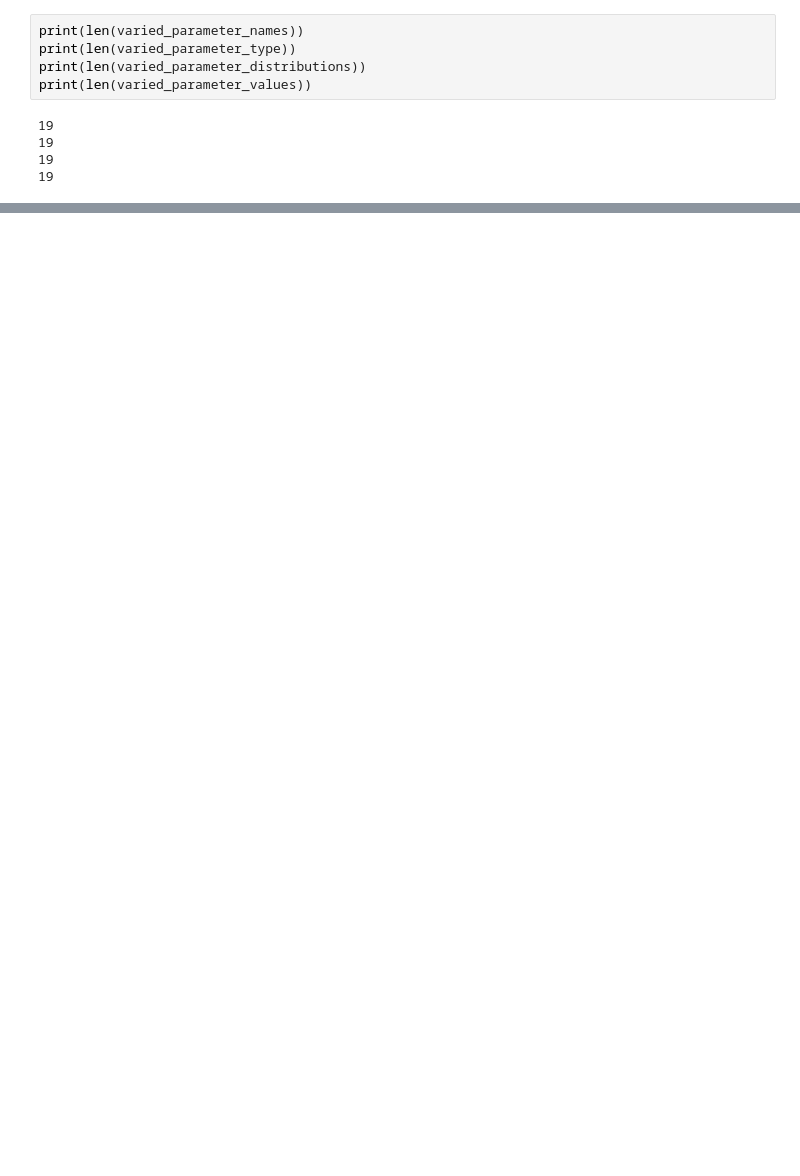
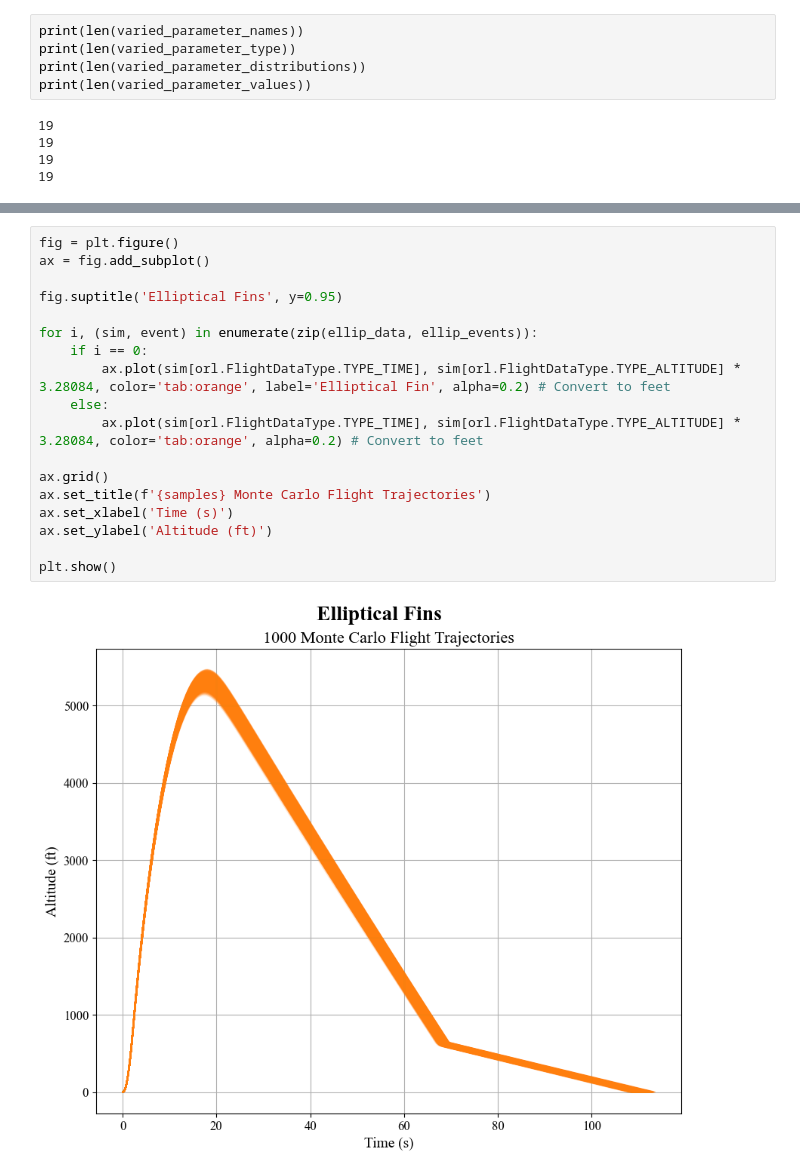
Before and after one commit to saividyud/NASA_25-26_Rocket_Simulations, a Jupyter notebook: Fin Testing/monte_carlo_generator.ipynb, the cells around one changed output, grey strips where cells are left out. Cells and saved outputs as stored; diff of their text form; blank space fills up the shorter version.

```diff
--- a/Fin Testing/monte_carlo_generator.ipynb
+++ b/Fin Testing/monte_carlo_generator.ipynb
@@ -145,0 +290,20 @@ with open('monte_carlo_parameters.csv', mode='w', newline='') as file:
+# %%
+fig = plt.figure()
+ax = fig.add_subplot()
+
+fig.suptitle('Elliptical Fins', y=0.95)
+
+for i, (sim, event) in enumerate(zip(ellip_data, ellip_events)):
+    if i == 0:
+        ax.plot(sim[orl.FlightDataType.TYPE_TIME], sim[orl.FlightDataType.TYPE_ALTITUDE] * 3.28084, color='tab:orange', label='Elliptical Fin', alpha=0.2) # Convert to feet
+    else:
+        ax.plot(sim[orl.FlightDataType.TYPE_TIME], sim[orl.FlightDataType.TYPE_ALTITUDE] * 3.28084, color='tab:orange', alpha=0.2) # Convert to feet
+
+ax.grid()
+ax.set_title(f'{samples} Monte Carlo Flight Trajectories')
+ax.set_xlabel('Time (s)')
+ax.set_ylabel('Altitude (ft)')
+
+plt.show()
+# %% [output]
+[figure, added]
```
Also changed, not shown: parts of 24 cells of this notebook, 19 other files.
